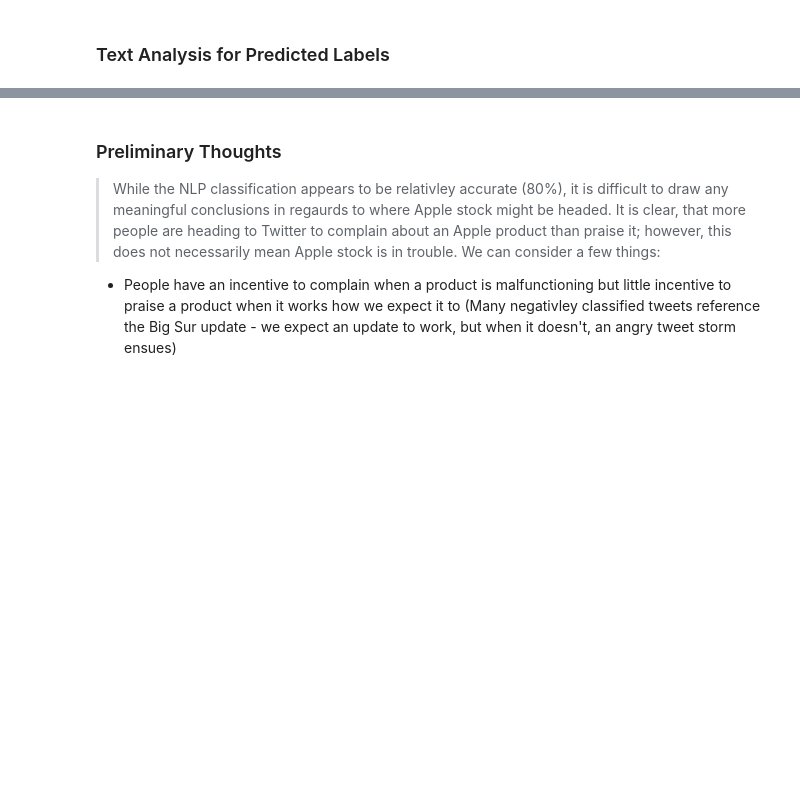
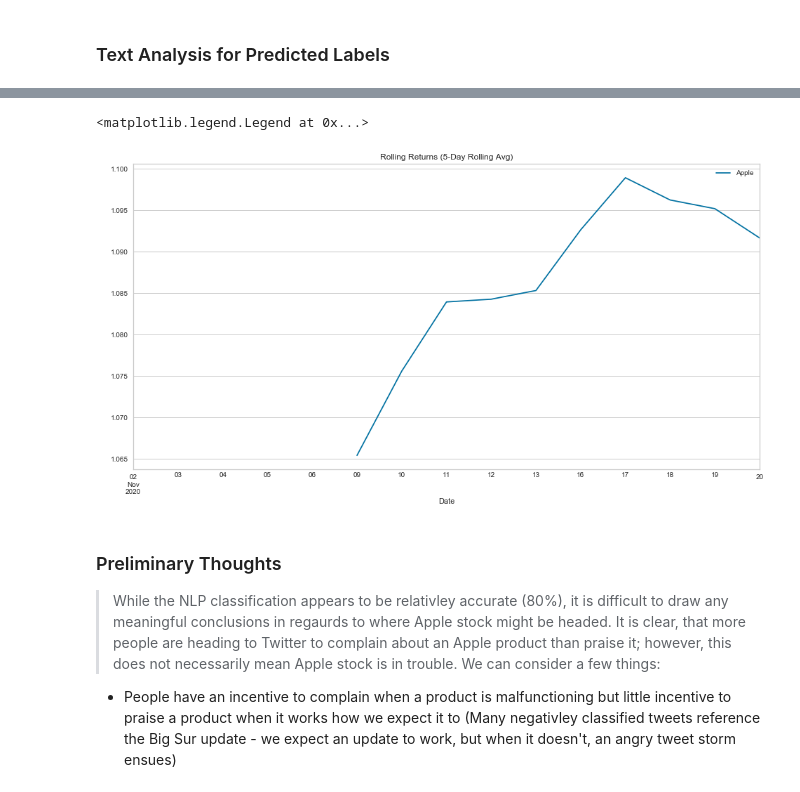
Before and after one commit to danellsworth/danellsworth.github.io, a Jupyter notebook: FinancialAnalysis.ipynb, the cells around one changed output, grey strips where cells are left out. Drawn from its saved outputs; the diff is of its cells as text; code cells hidden in the pictures; blank space fills up the shorter version.

```diff
--- a/FinancialAnalysis.ipynb
+++ b/FinancialAnalysis.ipynb
@@ -127,6 +128,13 @@ AppleDF = pd.read_csv('Apple-Tweet-Sentiment.csv', encoding="ISO-8859-1")
 # import scraped airline Twitter data
 Unseen_tweets = pd.read_csv('Apple_Scraped_Tweets.csv')
 
+# declare start and end date for financial data
+start = datetime.datetime(2020,11,1)
+end = datetime.datetime(2020,12,25)
+
+# read AAPL financial data for declared dates
+AAPL = web.DataReader('AAPL', 'yahoo', start, end)
+
 AppleDF.head()
 # %% [output]
 |  | _unit_id | _golden | _unit_state | _trusted_judgments | _last_judgment_at | sentiment | ... |
@@ -460,3 +511,16 @@ word_frequency_graph(AppleResultsDF[['tweet','calculated_sentiment']])
+# %%
+# Now repeat for the other dataframes
+AAPL['returns'] = AAPL['Close'].pct_change(1)
+
+AAPL['Cumulative Return'] = (1 + AAPL['returns']).cumprod()
+
+AAPL['Cumulative Return'].rolling(5).mean().plot(label='Apple',figsize=(16,8),title='Rolling Returns (5-Day Rolling Avg)')
+
+plt.ylabel(' ')
+plt.legend()
+# %% [output]
+<matplotlib.legend.Legend at 0x...>
+[figure, added]
 # %% [markdown]
 ### Preliminary Thoughts
 > While the NLP classification appears to be relativley accurate (80%), it is difficult to draw any meaningful conclusions in regaurds to where Apple stock might be headed. It is clear, that more people are heading to Twitter to complain about an Apple product than praise it; however, this does not necessarily mean Apple stock is in trouble. We can consider a few things:
```
Also changed, not shown: parts of 20 cells of this notebook, 4 other files.
